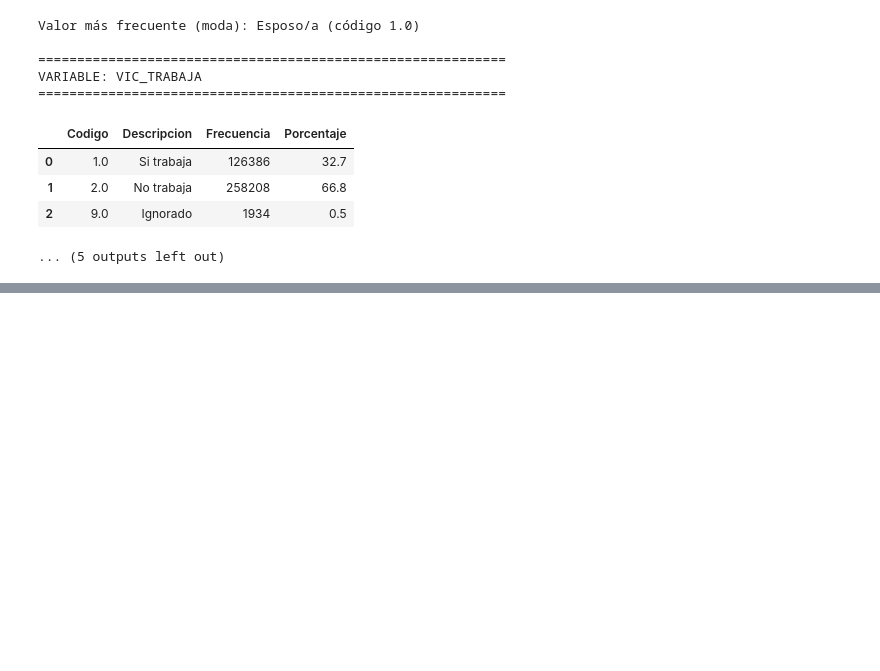
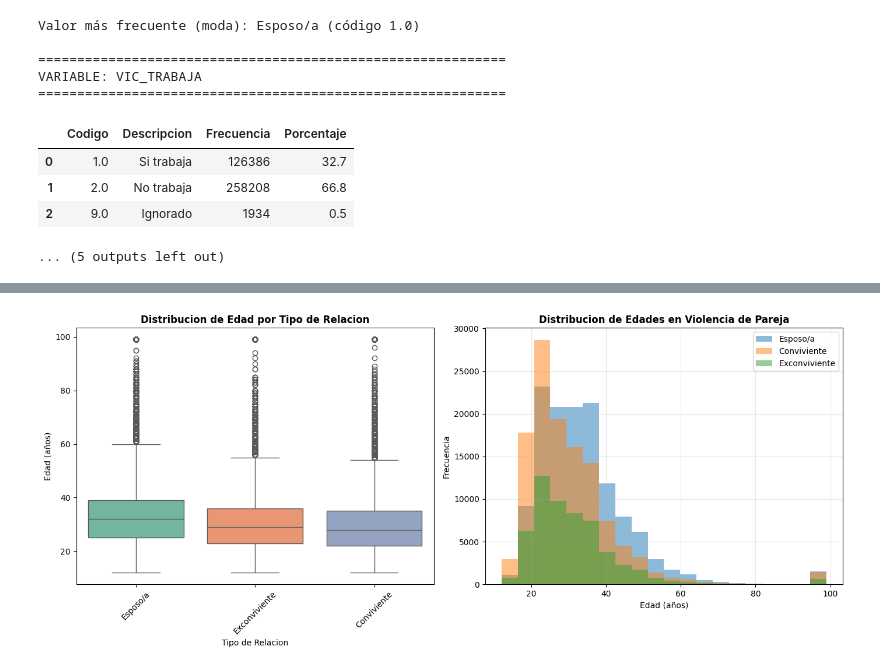
Before and after one commit to FerAHMz/proy1-md, a Jupyter notebook: data-analist-violencia-intrafamiliar/analisis_violenciaIntra.ipynb, the cells around one changed output, grey strips where cells are left out. Cells and saved outputs as stored; diff of their text form; code cells hidden in the pictures; blank space fills up the shorter version.

```diff
--- a/data-analist-violencia-intrafamiliar/analisis_violenciaIntra.ipynb
+++ b/data-analist-violencia-intrafamiliar/analisis_violenciaIntra.ipynb
@@ -822,0 +1135,88 @@ Los cruces que realizaremos son:
+# %%
+# CRUCE 4: EDAD DE VICTIMAS EN RELACIONES DE PAREJA
+print("="*80)
+print("CRUCE 4: EDAD DE VICTIMAS EN MATRIMONIOS/UNIONES CON VIOLENCIA")
+print("="*80)
+
+# Filtrar datos validos de edad
+violencia_pareja_edad = violencia_pareja[
+    (violencia_pareja['VIC_EDAD'].notna()) &
+    (violencia_pareja['VIC_EDAD'] > 0) &
+    (violencia_pareja['VIC_EDAD'] < 120)
+].copy()
+
+# Crear grupos de edad
+def clasificar_edad(edad):
+    if edad < 18:
+        return 'Menor (< 18)'
+    elif edad < 25:
+        return '18-24'
+    elif edad < 35:
+        return '25-34'
+    elif edad < 45:
+        return '35-44'
+    elif edad < 55:
+        return '45-54'
+    elif edad < 65:
+        return '55-64'
+    else:
+        return '65+'
+
+violencia_pareja_edad['grupo_edad'] = violencia_pareja_edad['VIC_EDAD'].apply(clasificar_edad)
+
+# Cruce: Grupo de edad vs Tipo de relacion
+cruce4 = pd.crosstab(violencia_pareja_edad['grupo_edad'],
+                     violencia_pareja_edad['VIC_REL_AGR'],
+                     margins=True)
+
+cruce4.columns = cruce4.columns.map(lambda x: etiquetas_relacion.get(x, 'Total') if x != 'All' else 'Total')
+
+print("\nDistribucion de casos por grupo de edad y tipo de relacion:")
+display(cruce4)
+
+# Estadisticas descriptivas por tipo de relacion
+print("\nEstadisticas de edad por tipo de relacion de pareja:")
+print("-"*60)
+
+estadisticas_edad = violencia_pareja_edad.groupby('VIC_REL_AGR')['VIC_EDAD'].describe()
+estadisticas_edad.index = estadisticas_edad.index.map(lambda x: etiquetas_relacion.get(x, x))
+
+display(estadisticas_edad.round(2))
+
+# Analisis
+print("\nAnalisis clave:")
+print("-"*60)
+for rel_code, rel_nombre in etiquetas_relacion.items():
+    casos_rel = violencia_pareja_edad[violencia_pareja_edad['VIC_REL_AGR'] == rel_code]
+    if len(casos_rel) > 0:
+        edad_media = casos_rel['VIC_EDAD'].mean()
+        edad_mediana = casos_rel['VIC_EDAD'].median()
+        print(f"{rel_nombre}:")
+        print(f"  Edad promedio: {edad_media:.1f} años")
+        print(f"  Edad mediana: {edad_mediana:.0f} años")
+
+# Visualizacion
+fig, axes = plt.subplots(1, 2, figsize=(14, 6))
+
+# Grafico 1: Boxplot
+violencia_pareja_edad['rel_label'] = violencia_pareja_edad['VIC_REL_AGR'].map(etiquetas_relacion)
+sns.boxplot(data=violencia_pareja_edad, x='rel_label', y='VIC_EDAD', ax=axes[0], palette='Set2')
+axes[0].set_title('Distribucion de Edad por Tipo de Relacion', fontsize=12, fontweight='bold')
+axes[0].set_xlabel('Tipo de Relacion')
+axes[0].set_ylabel('Edad (años)')
+axes[0].tick_params(axis='x', rotation=45)
+
+# Grafico 2: Histograma comparativo
+for rel_code, rel_nombre in etiquetas_relacion.items():
+    edades = violencia_pareja_edad[violencia_pareja_edad['VIC_REL_AGR'] == rel_code]['VIC_EDAD']
+    axes[1].hist(edades, alpha=0.5, label=rel_nombre, bins=20)
+
+axes[1].set_title('Distribucion de Edades en Violencia de Pareja', fontsize=12, fontweight='bold')
+axes[1].set_xlabel('Edad (años)')
+axes[1].set_ylabel('Frecuencia')
+axes[1].legend()
+axes[1].grid(alpha=0.3)
+
+plt.tight_layout()
+plt.show()
+# %% [output]
@@ -822,0 +1267 @@ Los cruces que realizaremos son:
+[figure, added]
```
Also changed, not shown: parts of 7 cells of this notebook.
